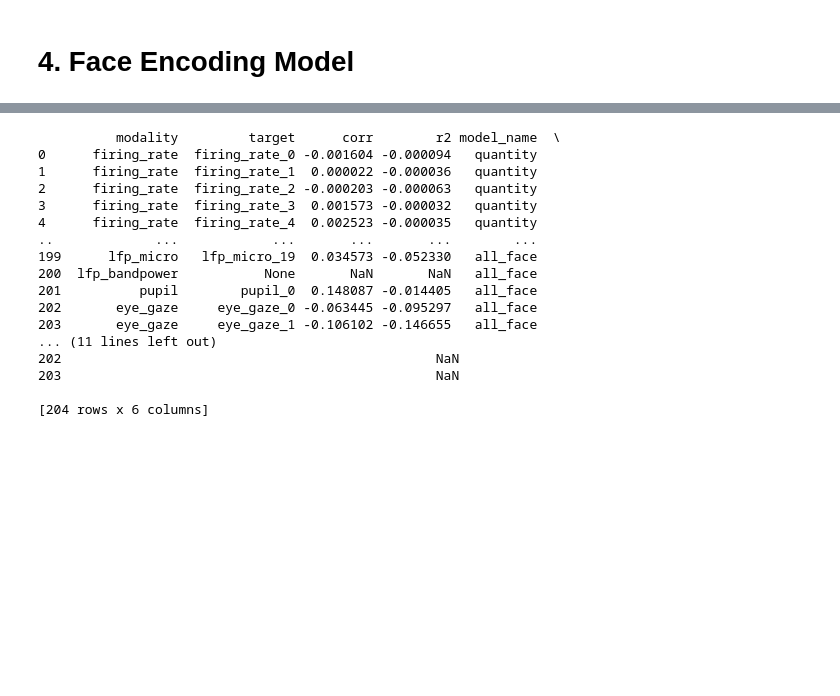
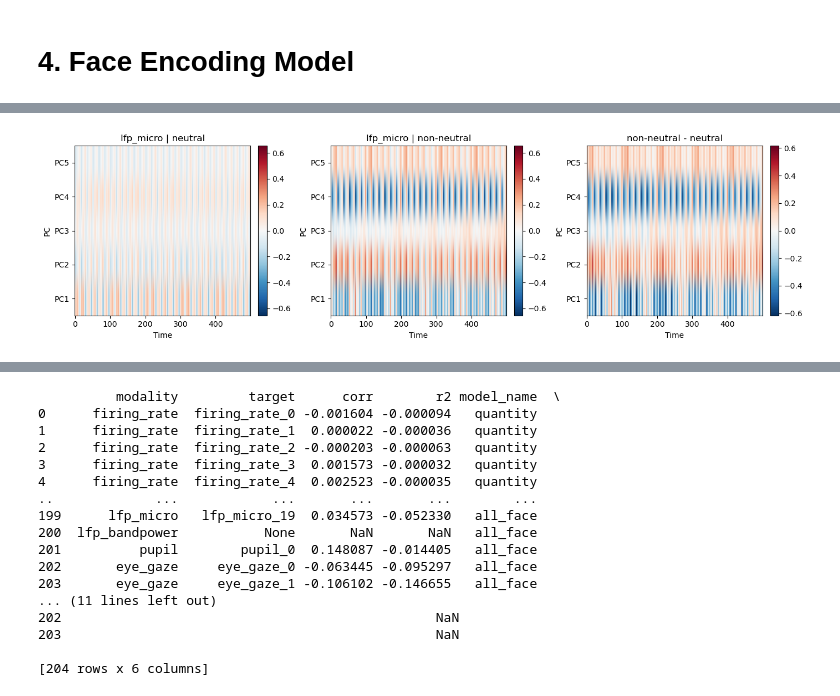
Before and after one commit to DanteLONG-NEO/CompNeuro_CDT, a Jupyter notebook: notebook/notebook.ipynb, the cells around one changed output, grey strips where cells are left out. Cells and saved outputs as stored; diff of their text form; code cells hidden in the pictures; blank space fills up the shorter version.

```diff
--- a/notebook/notebook.ipynb
+++ b/notebook/notebook.ipynb
@@ -427,0 +1084,4 @@ plt.show()
+# %%
+plot_grouped_pc_heatmap(res, center=False)
+# %% [output]
+[figure, added]
```
Also changed, not shown: parts of 13 cells of this notebook, 1 other file.
